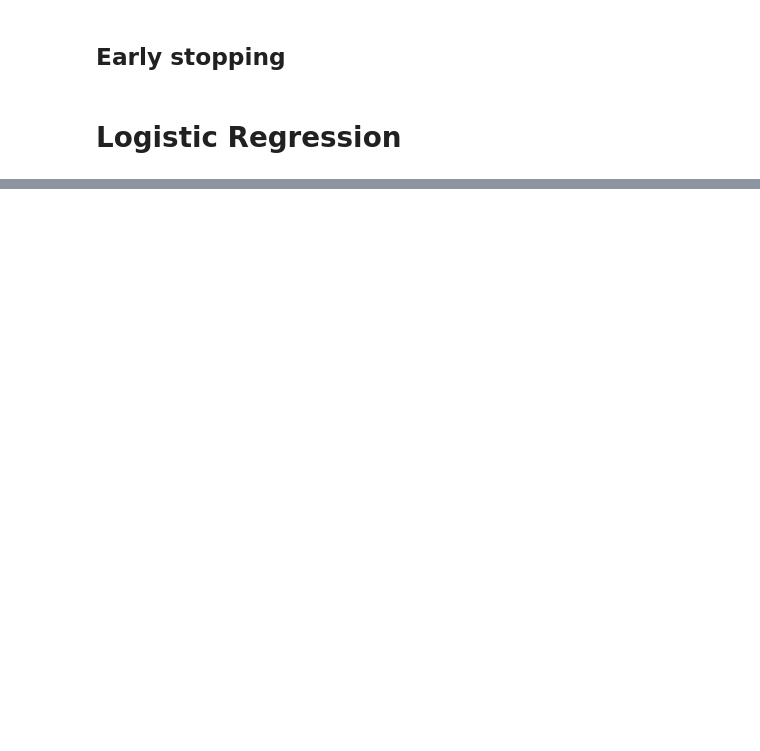
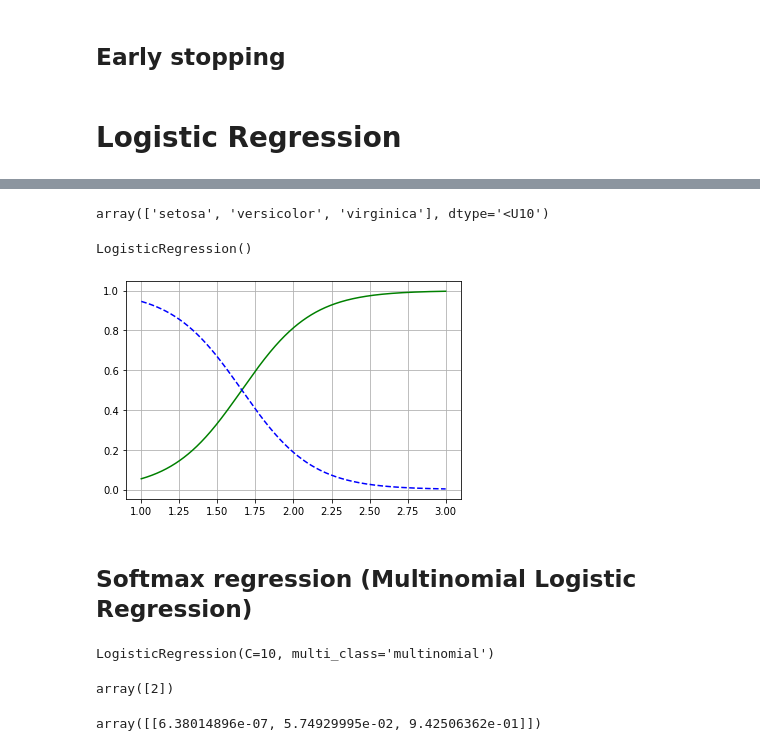
Before and after one commit to trevenue44/ml101, a Jupyter notebook: Training Models/app_01.ipynb, the cells around one changed output, grey strips where cells are left out. Cells and saved outputs as stored; diff of their text form; code cells hidden in the pictures; blank space fills up the shorter version.

Commit message:
Logistic Regression

```diff
--- a/Training Models/app_01.ipynb
+++ b/Training Models/app_01.ipynb
@@ -249,0 +278,2 @@ array([5.39840377])
+# %%
+target = iris['target']
@@ -249,0 +294,26 @@ array([5.39840377])
+# %%
+iris['target_names']
+# %% [output]
+array(['setosa', 'versicolor', 'virginica'], dtype='<U10')
+# %%
+y = (target ==  2).astype(np.uint8) # y = 1 if only it is iris virginica
+# %%
+# training a logistic regression model
+from sklearn.linear_model import LogisticRegression
+
+log_reg = LogisticRegression()
+log_reg.fit(X, y)
+# %% [output]
+LogisticRegression()
+# %%
+# flowers with petal widths varying from 0 cm to 3 cm
+X_new = np.linspace(1, 3, 1000).reshape(-1, 1)
+y_proba = log_reg.predict_proba(X_new)
+# %%
+plt.plot(X_new, y_proba[:, 1], 'g-', label="Iris Virginia")
+plt.plot(X_new, y_proba[:, 0], 'b--', label="Not Iris Virginia")
+plt.grid("on")
+# %% [output]
+[figure, added]
+# %% [markdown]
+## Softmax regression (Multinomial Logistic Regression)
@@ -249,0 +323,13 @@ array([5.39840377])
+# %%
+softmax_reg = LogisticRegression(multi_class='multinomial', solver='lbfgs', C=10)
+softmax_reg.fit(X, y)
+# %% [output]
+LogisticRegression(C=10, multi_class='multinomial')
+# %%
+softmax_reg.predict([[5, 2]])
+# %% [output]
+array([2])
+# %%
+softmax_reg.predict_proba([[5, 2]])
+# %% [output]
+array([[6.38014896e-07, 5.74929995e-02, 9.42506362e-01]])
```
Also changed, not shown: parts of 30 cells of this notebook.
